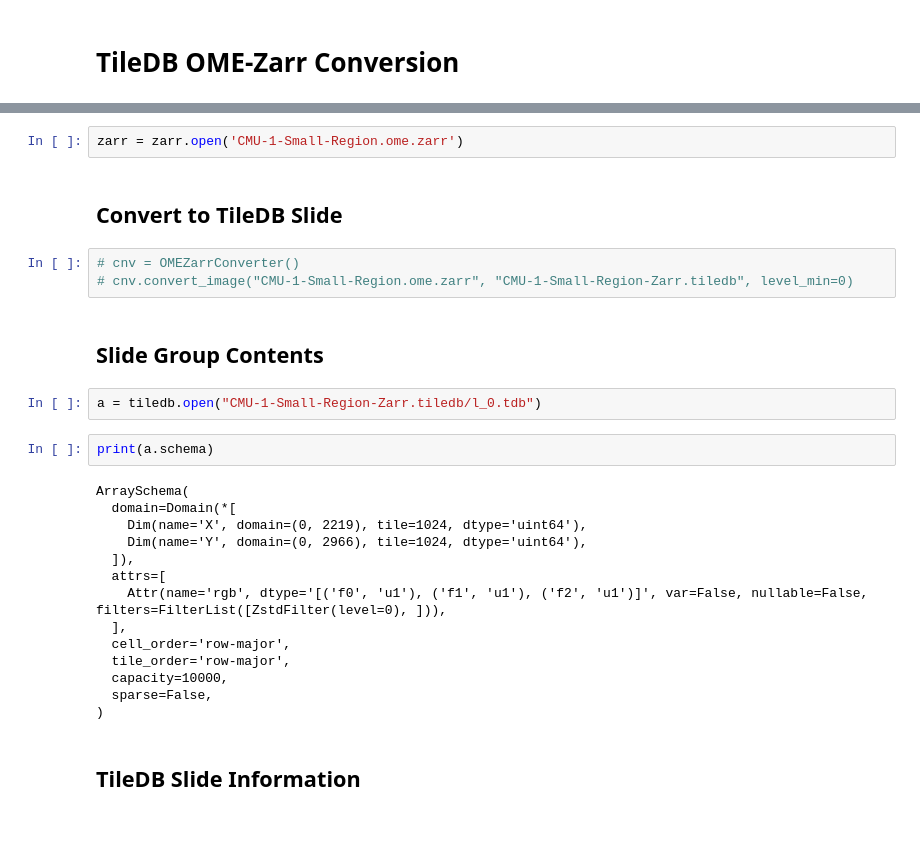
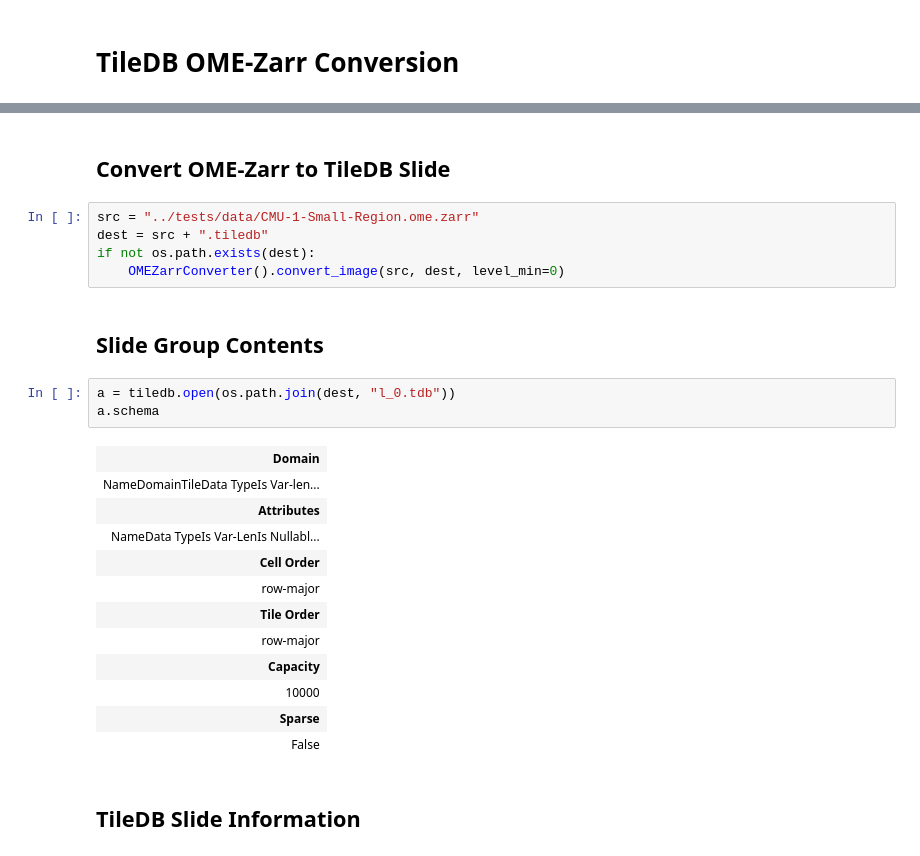
Before and after one commit to TileDB-Inc/TileDB-BioImaging, a Jupyter notebook: examples/OMEZarr-convertor-demo.ipynb, the cells around one changed output, grey strips where cells are left out. Cells and saved outputs as stored; diff of their text form; blank space fills up the shorter version.

```diff
--- a/examples/OMEZarr-convertor-demo.ipynb
+++ b/examples/OMEZarr-convertor-demo.ipynb
@@ -19,29 +13,27 @@ os.chdir('../data')
-# %%
-zarr = zarr.open('CMU-1-Small-Region.ome.zarr')
 # %% [markdown]
-## Convert to TileDB Slide
+## Convert OME-Zarr to TileDB Slide
-# %%
-# cnv = OMEZarrConverter()
-# cnv.convert_image("CMU-1-Small-Region.ome.zarr", "CMU-1-Small-Region-Zarr.tiledb", level_min=0)
+# %%
+src = "../tests/data/CMU-1-Small-Region.ome.zarr"
+dest = src + ".tiledb"
+if not os.path.exists(dest):
+    OMEZarrConverter().convert_image(src, dest, level_min=0)
 # %% [markdown]
 ## Slide Group Contents
 # %%
-a = tiledb.open("CMU-1-Small-Region-Zarr.tiledb/l_0.tdb")
+a = tiledb.open(os.path.join(dest, "l_0.tdb"))
+a.schema
+# %% [output]
+| Domain |
+| NameDomainTileData TypeIs Var-len... |
+| Attributes |
+| NameData TypeIs Var-LenIs Nullabl... |
+| Cell Order |
+| row-major |
+| Tile Order |
+| row-major |
+| Capacity |
+| 10000 |
+| Sparse |
+| False |
-# %%
-print(a.schema)
-# %% [output]
-ArraySchema(
-  domain=Domain(*[
-    Dim(name='X', domain=(0, 2219), tile=1024, dtype='uint64'),
-    Dim(name='Y', domain=(0, 2966), tile=1024, dtype='uint64'),
-  ]),
-  attrs=[
-    Attr(name='rgb', dtype='[('f0', 'u1'), ('f1', 'u1'), ('f2', 'u1')]', var=False, nullable=False, filters=FilterList([ZstdFilter(level=0), ])),
-  ],
-  cell_order='row-major',
-  tile_order='row-major',
-  capacity=10000,
-  sparse=False,
-)
 # %% [markdown]
 ## TileDB Slide Information
```
Also changed, not shown: parts of 10 cells of this notebook, 2 other files.
